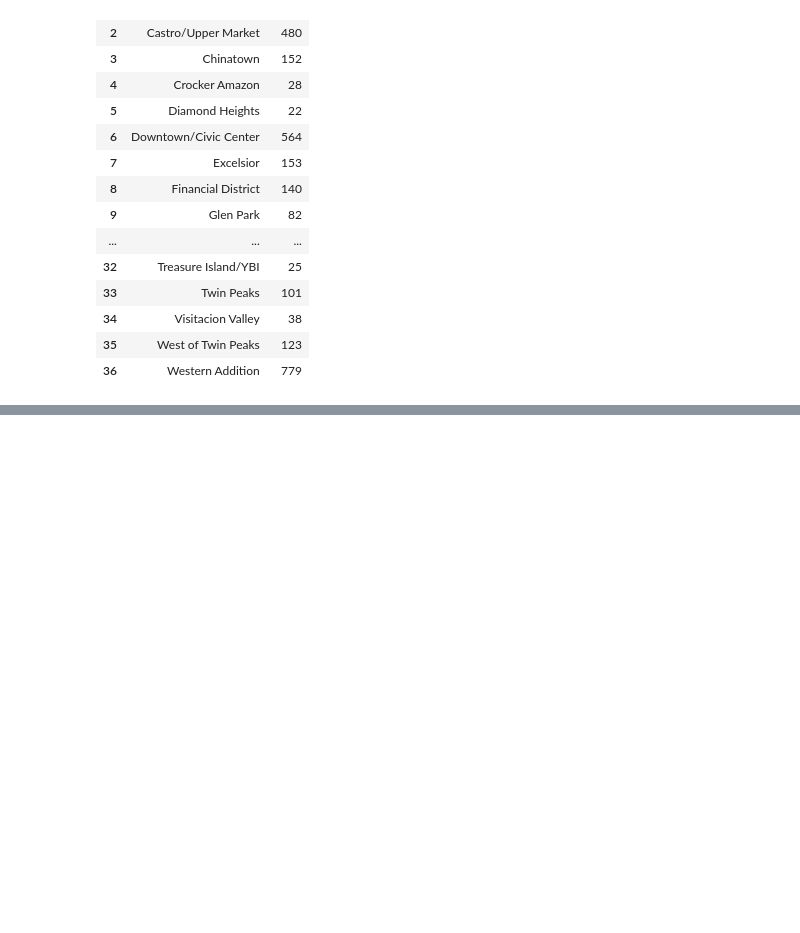
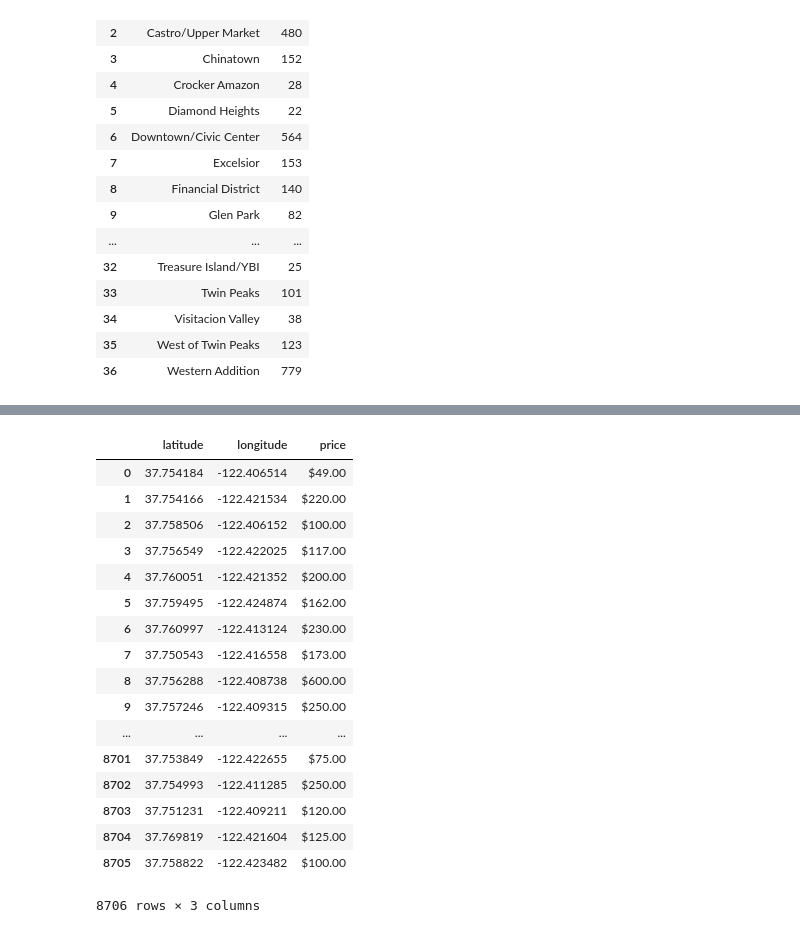
Before and after one commit to zhaoamy/Capital-One-Airbnb-challenge, a Jupyter notebook: airbnb-public-sep-2017/airbnb-sep-2017/Import Data.ipynb, the cells around one changed output, grey strips where cells are left out. Saved outputs shown, nothing was run; the diff lists cells and outputs as text; code cells hidden in the pictures; blank space fills up the shorter version.

```diff
--- a/airbnb-public-sep-2017/airbnb-sep-2017/Import Data.ipynb
+++ b/airbnb-public-sep-2017/airbnb-sep-2017/Import Data.ipynb
@@ -1,7 +1,7 @@
 # %%
 import pandas as pd
 
-data = pd.read_csv('listings.csv/listings.csv')
+data = pd.read_csv('listings.csv')
 # %%
 data
 # %% [output]
@@ -394,0 +704,27 @@ count.to_json('listing-count.json', orient='records')
+# %%
+average_income = pd.DataFrame(columns=['latitude', 'longitude', 'price'])
+# %%
+average_income['latitude'] = data['latitude']
+average_income['longitude'] = data['longitude']
+average_income['price'] = data['price']
+
+average_income
+# %% [output]
+|  | latitude | longitude | price |
+| 0 | 37.754184 | -122.406514 | $49.00 |
+| 1 | 37.754166 | -122.421534 | $220.00 |
+| 2 | 37.758506 | -122.406152 | $100.00 |
+| 3 | 37.756549 | -122.422025 | $117.00 |
+| 4 | 37.760051 | -122.421352 | $200.00 |
+| 5 | 37.759495 | -122.424874 | $162.00 |
+| 6 | 37.760997 | -122.413124 | $230.00 |
+| 7 | 37.750543 | -122.416558 | $173.00 |
+| 8 | 37.756288 | -122.408738 | $600.00 |
+| 9 | 37.757246 | -122.409315 | $250.00 |
+| ... | ... | ... | ... |
+| 8701 | 37.753849 | -122.422655 | $75.00 |
+| 8702 | 37.754993 | -122.411285 | $250.00 |
+| 8703 | 37.751231 | -122.409211 | $120.00 |
+| 8704 | 37.769819 | -122.421604 | $125.00 |
+| 8705 | 37.758822 | -122.423482 | $100.00 |
+8706 rows × 3 columns
```
Also changed, not shown: parts of 35 cells of this notebook, 46 other files.
